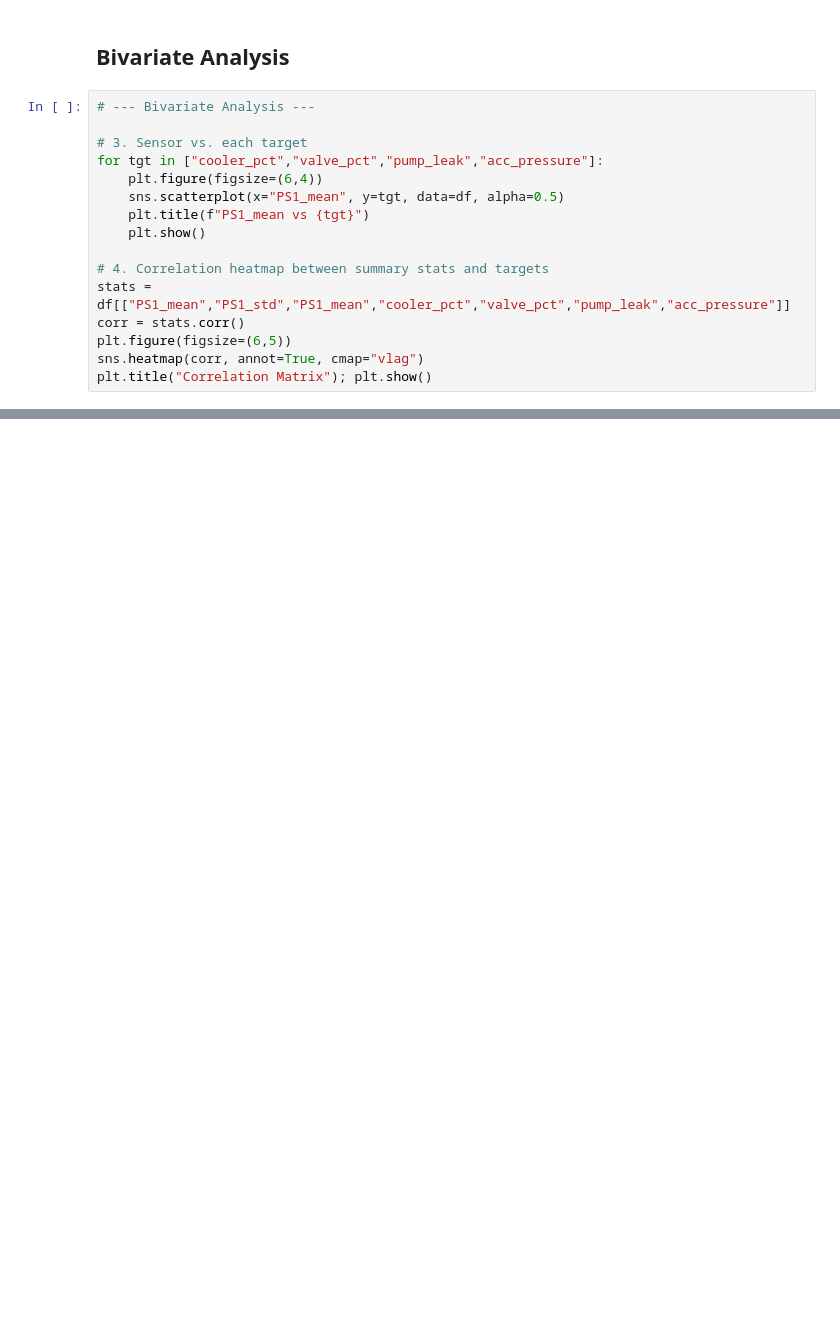
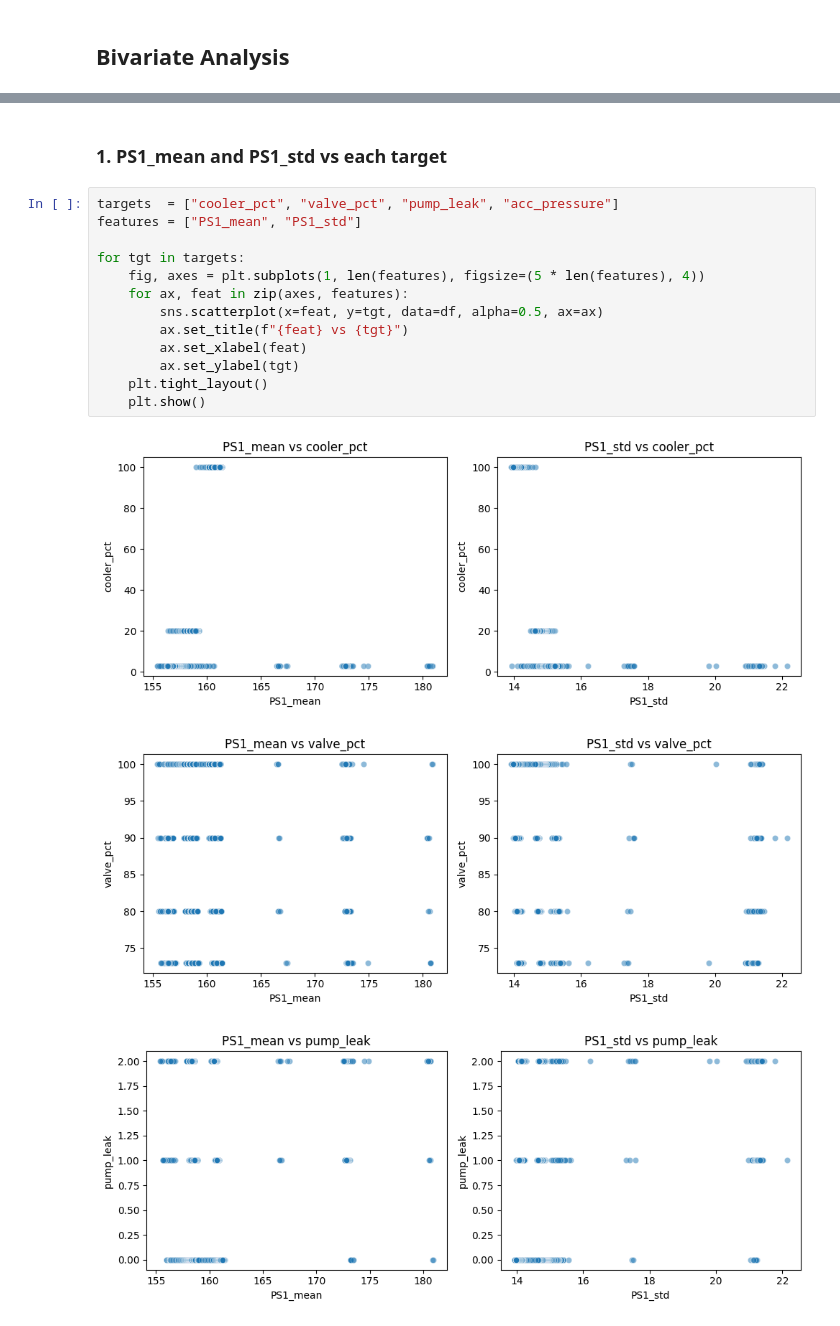
Before and after one commit to jeremiafourie/HydraulicHealth-Monitoring, a Jupyter notebook: notebooks/eda.ipynb, the cells around one changed output, grey strips where cells are left out. Cells and saved outputs as stored; diff of their text form; blank space fills up the shorter version.

Commit message:
bivariate analysis update

```diff
--- a/notebooks/eda.ipynb
+++ b/notebooks/eda.ipynb
@@ -98,18 +118,2 @@ plt.show()
 # %% [markdown]
 ## Bivariate Analysis
-# %%
-# --- Bivariate Analysis ---
-
-# 3. Sensor vs. each target
-for tgt in ["cooler_pct","valve_pct","pump_leak","acc_pressure"]:
-    plt.figure(figsize=(6,4))
-    sns.scatterplot(x="PS1_mean", y=tgt, data=df, alpha=0.5)
-    plt.title(f"PS1_mean vs {tgt}")
-    plt.show()
-
-# 4. Correlation heatmap between summary stats and targets
-stats = df[["PS1_mean","PS1_std","PS1_mean","cooler_pct","valve_pct","pump_leak","acc_pressure"]]
-corr = stats.corr()
-plt.figure(figsize=(6,5))
-sns.heatmap(corr, annot=True, cmap="vlag")
-plt.title("Correlation Matrix"); plt.show()
@@ -121,0 +120,19 @@ plt.title("Correlation Matrix"); plt.show()
+# %% [markdown]
+### 1. PS1_mean and PS1_std vs each target
+# %%
+targets  = ["cooler_pct", "valve_pct", "pump_leak", "acc_pressure"]
+features = ["PS1_mean", "PS1_std"]
+
+for tgt in targets:
+    fig, axes = plt.subplots(1, len(features), figsize=(5 * len(features), 4))
+    for ax, feat in zip(axes, features):
+        sns.scatterplot(x=feat, y=tgt, data=df, alpha=0.5, ax=ax)
+        ax.set_title(f"{feat} vs {tgt}")
+        ax.set_xlabel(feat)
+        ax.set_ylabel(tgt)
+    plt.tight_layout()
+    plt.show()
+# %% [output]
+[figure, added]
+[figure, added]
+[figure, added]
```
Also changed, not shown: parts of 8 cells of this notebook.
